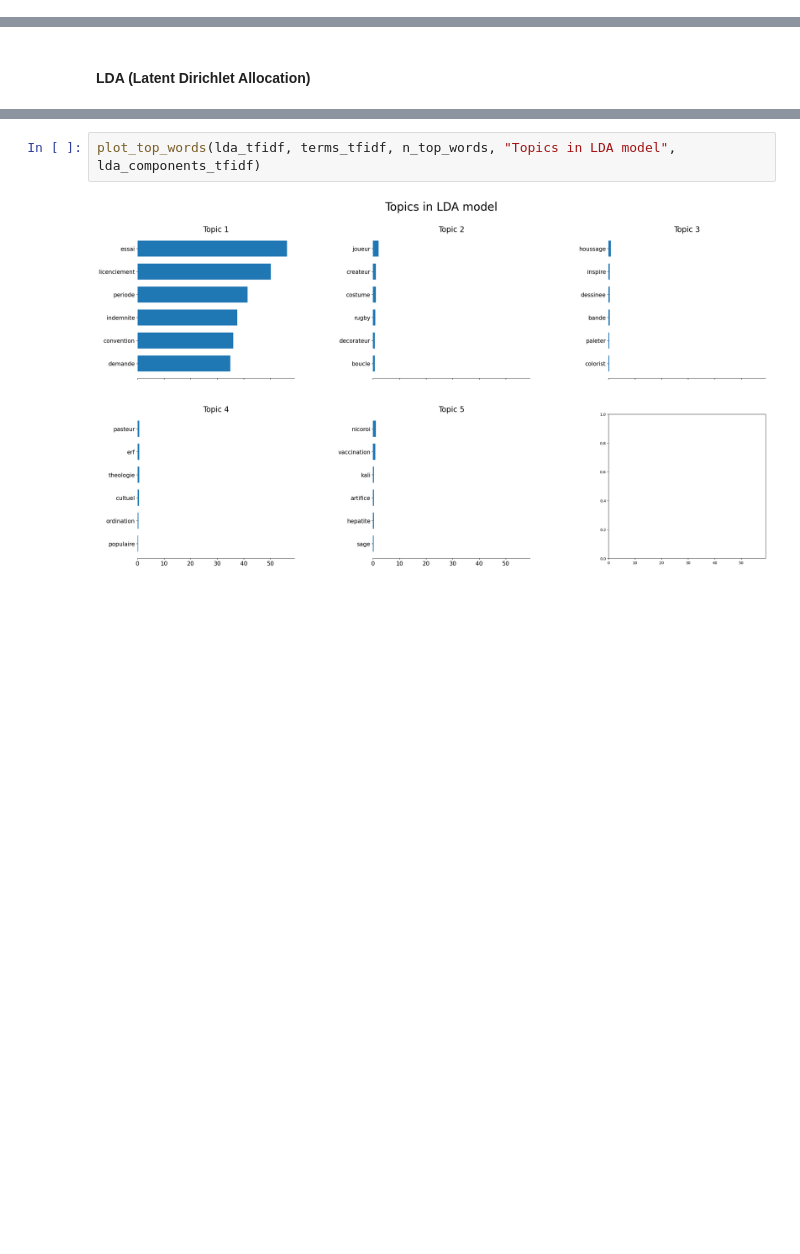
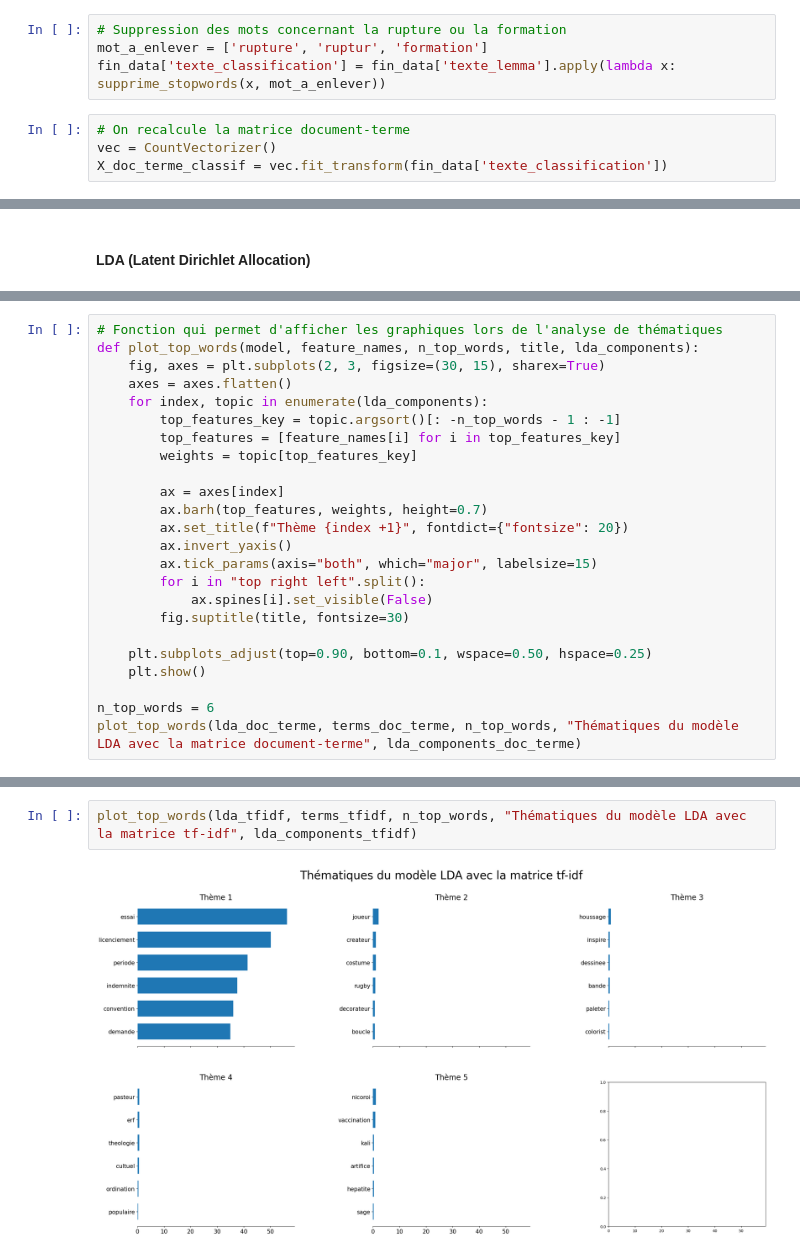
Before and after one commit to elecunff/M2_NLP_Mandard_LeCunff, a Jupyter notebook: Script/NLP.ipynb, the cells around one changed output, grey strips where cells are left out. Cells and saved outputs as stored; diff of their text form; blank space fills up the shorter version.

```diff
--- a/Script/NLP.ipynb
+++ b/Script/NLP.ipynb
@@ -241 +243,9 @@ plt.show()
+# %%
+# Suppression des mots concernant la rupture ou la formation
+mot_a_enlever = ['rupture', 'ruptur', 'formation']
+fin_data['texte_classification'] = fin_data['texte_lemma'].apply(lambda x: supprime_stopwords(x, mot_a_enlever))
+# %%
+# On recalcule la matrice document-terme
+vec = CountVectorizer()
+X_doc_terme_classif = vec.fit_transform(fin_data['texte_classification'])
 # %% [markdown]
@@ -327,0 +340,24 @@ Avec matrice document-termes :
+# %%
+# Fonction qui permet d'afficher les graphiques lors de l'analyse de thématiques
+def plot_top_words(model, feature_names, n_top_words, title, lda_components):
+    fig, axes = plt.subplots(2, 3, figsize=(30, 15), sharex=True)
+    axes = axes.flatten()
+    for index, topic in enumerate(lda_components):
+        top_features_key = topic.argsort()[: -n_top_words - 1 : -1]
+        top_features = [feature_names[i] for i in top_features_key]
+        weights = topic[top_features_key]
+
+        ax = axes[index]
+        ax.barh(top_features, weights, height=0.7)
+        ax.set_title(f"Thème {index +1}", fontdict={"fontsize": 20})
+        ax.invert_yaxis()
+        ax.tick_params(axis="both", which="major", labelsize=15)
+        for i in "top right left".split():
+            ax.spines[i].set_visible(False)
+        fig.suptitle(title, fontsize=30)
+
+    plt.subplots_adjust(top=0.90, bottom=0.1, wspace=0.50, hspace=0.25)
+    plt.show()
+
+n_top_words = 6
+plot_top_words(lda_doc_terme, terms_doc_terme, n_top_words, "Thématiques du modèle LDA avec la matrice document-terme", lda_components_doc_terme)
@@ -347,4 +400,4 @@ Topic 4:  ['nicoroi', 'vaccination', 'kali', 'artifice', 'hepatite', 'sage', 'fu
 # %%
-plot_top_words(lda_tfidf, terms_tfidf, n_top_words, "Topics in LDA model", lda_components_tfidf)
+plot_top_words(lda_tfidf, terms_tfidf, n_top_words, "Thématiques du modèle LDA avec la matrice tf-idf", lda_components_tfidf)
 # %% [output]
-[figure, old version]
+[figure, new version]
```
Also changed, not shown: parts of 68 cells of this notebook, 1 other file.
